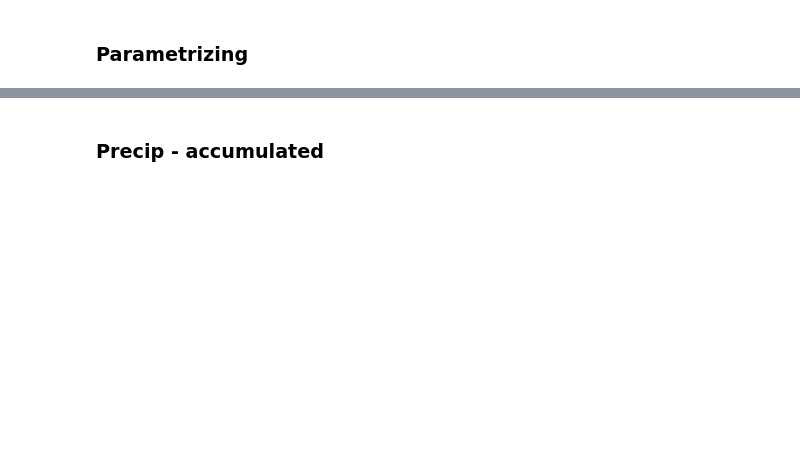
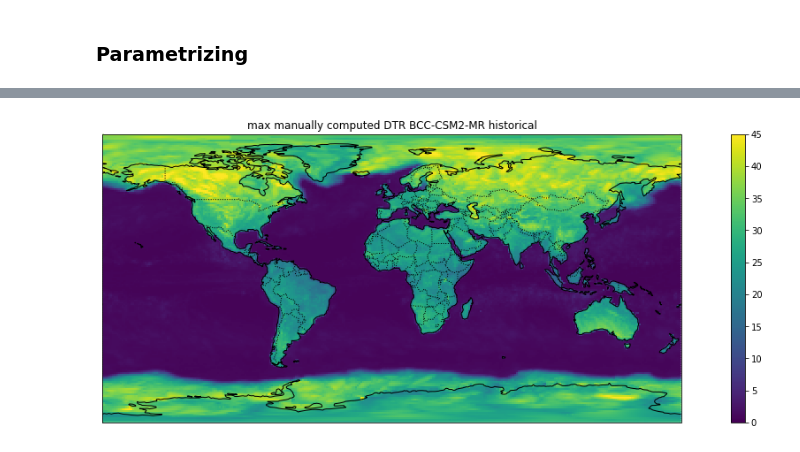
Before and after one commit to emileten/downscaleCMIP6, a Jupyter notebook: notebooks/downscaling_pipeline/global_validation_manual.ipynb, the cells around one changed output, grey strips where cells are left out. Saved outputs shown, nothing was run; the diff lists cells and outputs as text; code cells hidden in the pictures; blank space fills up the shorter version.

```diff
--- a/notebooks/downscaling_pipeline/global_validation_manual.ipynb
+++ b/notebooks/downscaling_pipeline/global_validation_manual.ipynb
@@ -300,2 +89,0 @@ if variable=='pr'
-# %% [markdown]
-### Precip - accumulated ###
@@ -307,0 +90,18 @@ if variable=='pr'
+# %%
+tasmin_zarr = read_gcs_zarr('gs://clean-b1dbca25/cmip6/CMIP/BCC/BCC-CSM2-MR/historical/r1i1p1f1/day/tasmin/gn/v20181126.zarr')
+# %%
+tasmax_zarr = read_gcs_zarr('gs://clean-b1dbca25/cmip6/CMIP/BCC/BCC-CSM2-MR/historical/r1i1p1f1/day/tasmax/gn/v20181126.zarr')
+# %%
+dtr_zarr = xr.Dataset({'dtr': tasmax_zarr['tasmax'] - tasmin_zarr['tasmin']})
+# %%
+plot_single(ds=dtr_zarr,
+                              variable='dtr',
+                              metric='max',
+                              data_type='manually computed DTR BCC-CSM2-MR historical',
+                              units='K',
+                              vmin=0,
+                              vmax=45,
+                              xr_func=None,
+           cmap_color=cm.viridis)
+# %% [output]
+[figure, added]
```
Also changed, not shown: parts of 76 cells of this notebook, 3 other files.
